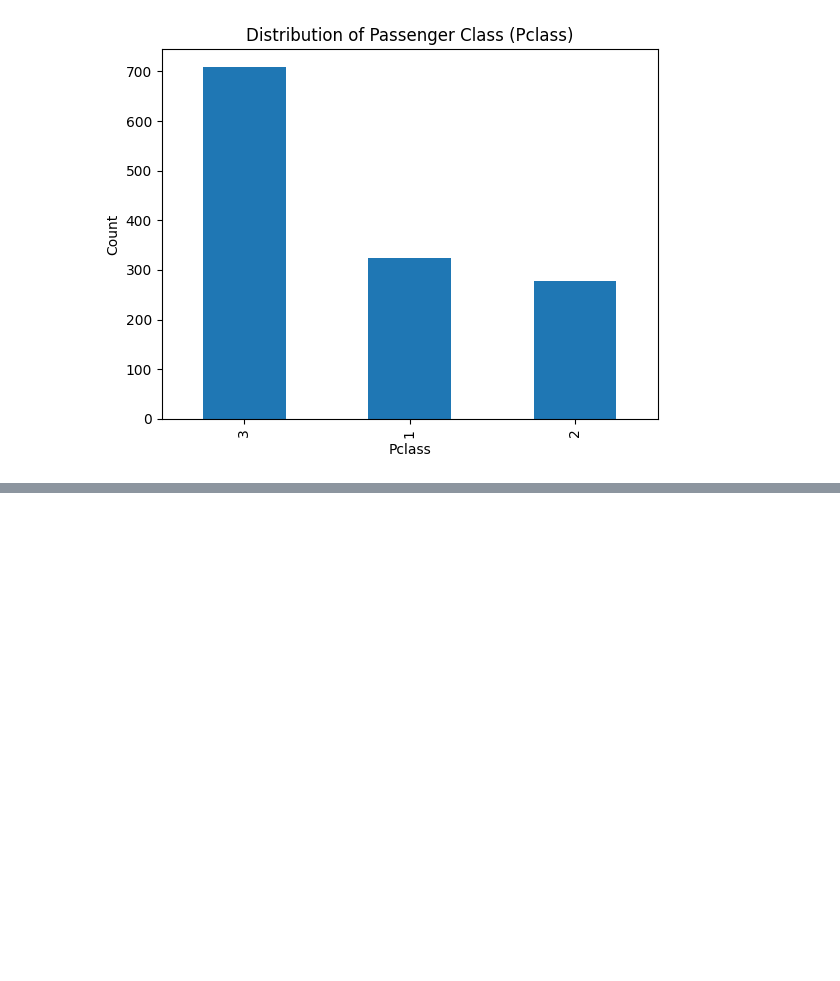
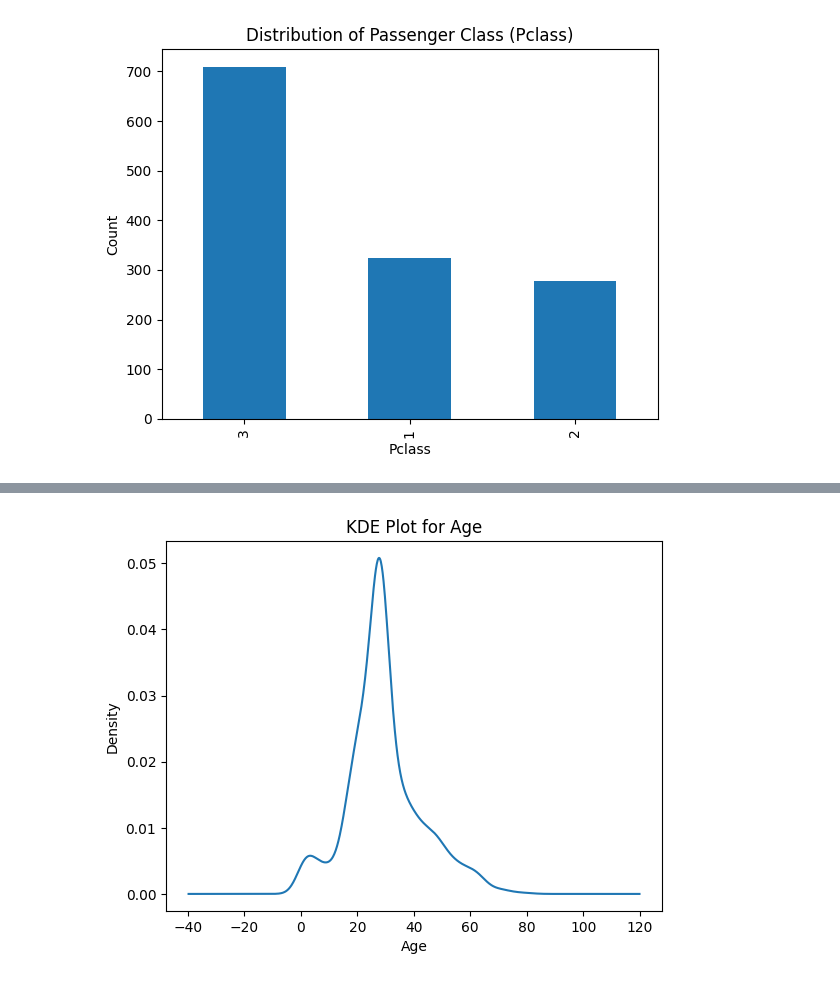
Before and after one commit to MaDhuManodya/Kaggle-Data-Analysis, a Jupyter notebook: Titanic_Survival_Analysis.ipynb, the cells around one changed output, grey strips where cells are left out. Drawn from its saved outputs; the diff is of its cells as text; code cells hidden in the pictures; blank space fills up the shorter version.

```diff
--- a/Titanic_Survival_Analysis.ipynb
+++ b/Titanic_Survival_Analysis.ipynb
@@ -70,0 +120,8 @@ plt.show()
+# %%
+# Univariate Analysis - KDE Plot for Age
+df['Age'].plot(kind='kde')
+plt.title('KDE Plot for Age')
+plt.xlabel('Age')
+plt.show()
+# %% [output]
+[figure, added]
```
Also changed, not shown: parts of 7 cells of this notebook.
